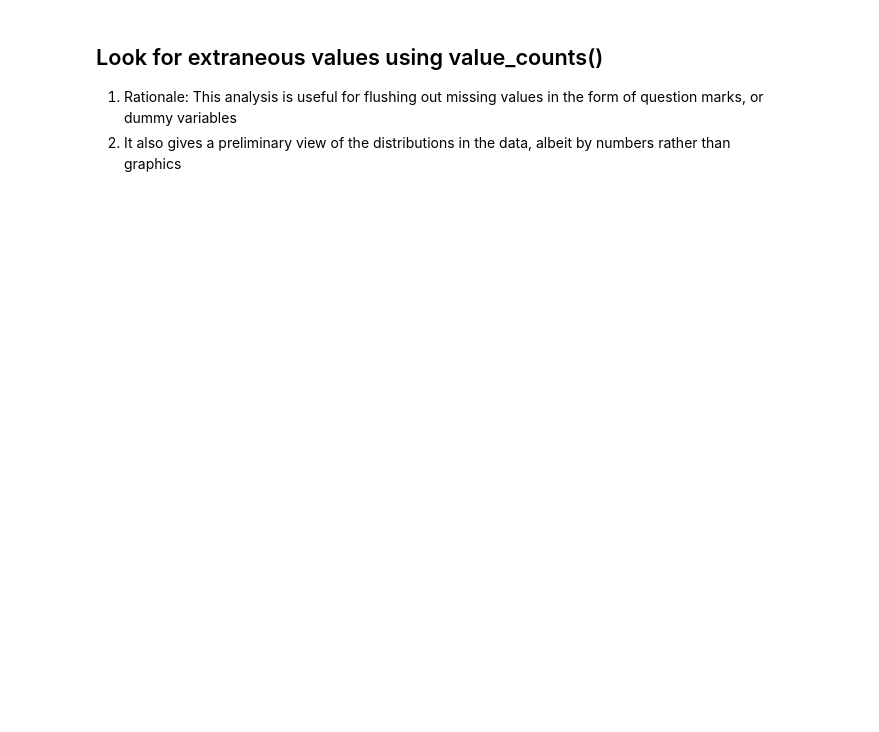
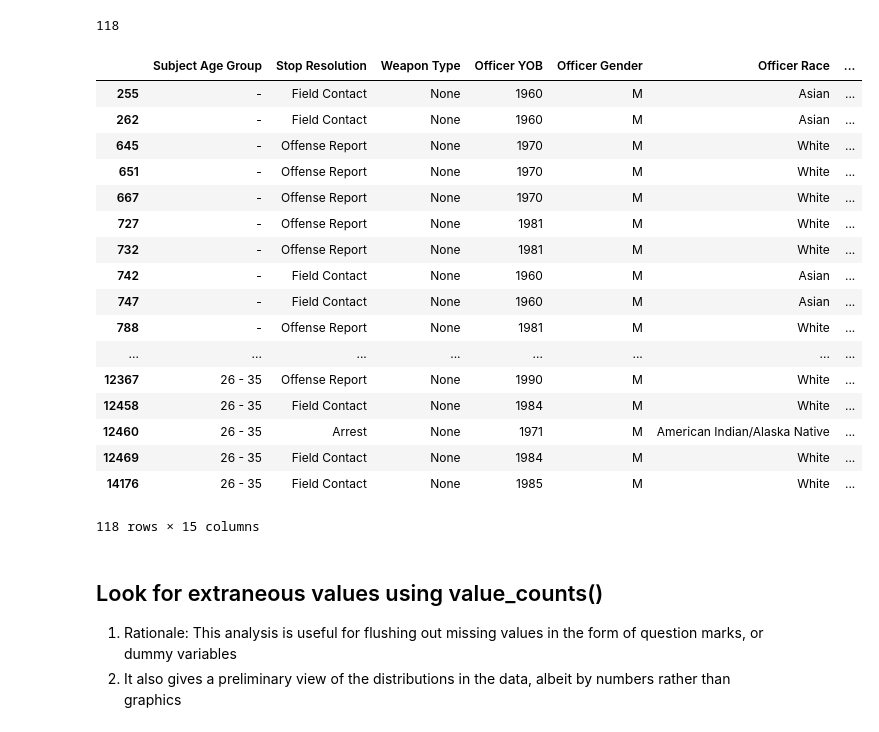
Before and after one commit to sn95033/Terry-Stops-Analysis, a Jupyter notebook: Terry Stops v1.ipynb, the cells around one changed output. Cells and saved outputs as stored; diff of their text form; code cells hidden in the pictures; blank space fills up the shorter version.

```diff
--- a/Terry Stops v1.ipynb
+++ b/Terry Stops v1.ipynb
@@ -322,0 +239,3 @@ seattle_df.duplicated().sum()
+# %%
+df = pd.read_csv('Terry_Stops.csv',low_memory=False)
+df.duplicated().sum()
@@ -322,0 +256,3 @@ seattle_df.duplicated().sum()
+# %%
+df.drop(columns = ['Subject ID', 'GO / SC Num', 'Terry Stop ID', 'Officer ID',
+                  "Call Type", 'Frisk Flag', 'Sector', 'Beat'], inplace=True)
@@ -322,0 +326,2 @@ seattle_df.duplicated().sum()
+# %%
+df['Officer Squad'].fillna('Unknown', inplace=True)
@@ -323,3 +374,29 @@ seattle_df.duplicated().sum()
+# %%
+df.duplicated().sum()
+# %% [output]
+118
+# %%
+duplicates = df[df.duplicated(keep = False)]
+duplicates.head(118)
+# %% [output]
+|  | Subject Age Group | Stop Resolution | Weapon Type | Officer YOB | Officer Gender | Officer Race | ... |
+| 255 | - | Field Contact | None | 1960 | M | Asian | ... |
+| 262 | - | Field Contact | None | 1960 | M | Asian | ... |
+| 645 | - | Offense Report | None | 1970 | M | White | ... |
+| 651 | - | Offense Report | None | 1970 | M | White | ... |
+| 667 | - | Offense Report | None | 1970 | M | White | ... |
+| 727 | - | Offense Report | None | 1981 | M | White | ... |
+| 732 | - | Offense Report | None | 1981 | M | White | ... |
+| 742 | - | Field Contact | None | 1960 | M | Asian | ... |
+| 747 | - | Field Contact | None | 1960 | M | Asian | ... |
+| 788 | - | Offense Report | None | 1981 | M | White | ... |
+| ... | ... | ... | ... | ... | ... | ... | ... |
+| 12367 | 26 - 35 | Offense Report | None | 1990 | M | White | ... |
+| 12458 | 26 - 35 | Field Contact | None | 1984 | M | White | ... |
+| 12460 | 26 - 35 | Arrest | None | 1971 | M | American Indian/Alaska Native | ... |
+| 12469 | 26 - 35 | Field Contact | None | 1984 | M | White | ... |
+| 14176 | 26 - 35 | Field Contact | None | 1985 | M | White | ... |
+118 rows × 15 columns
 # %% [markdown]
 ##  Look for extraneous values using value_counts()
 1. Rationale:  This analysis is useful for flushing out missing values in the form
```
Also changed, not shown: parts of 65 cells of this notebook, 3 other files.
